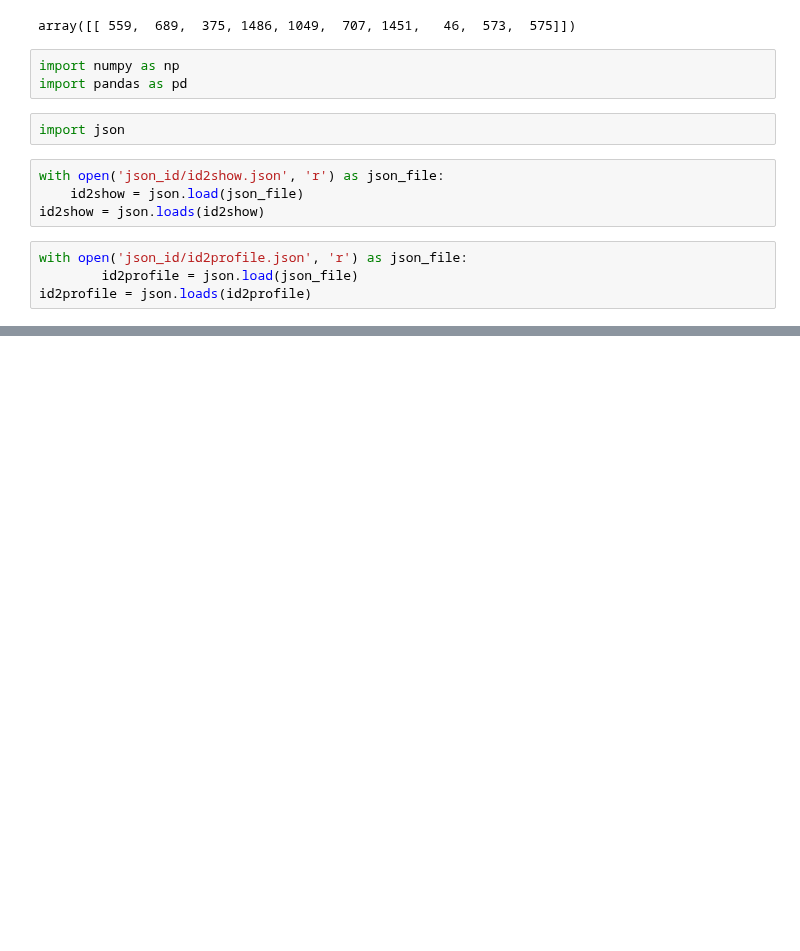
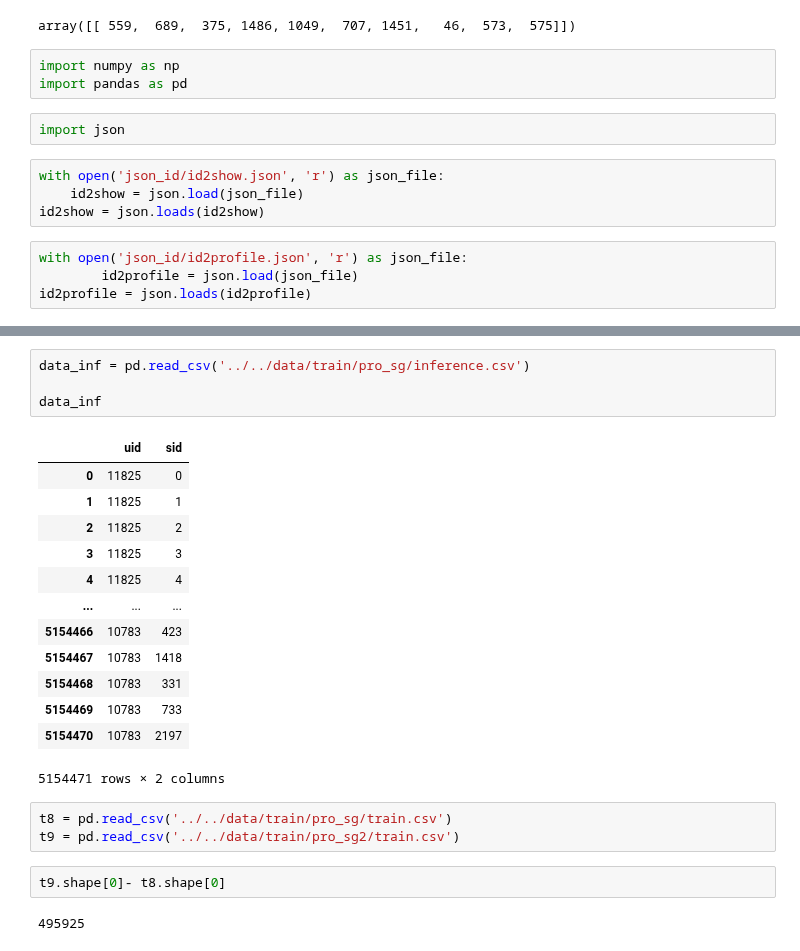
Before and after one commit to boostcampaitech6/level2-movierecommendation-recsys-06, a Jupyter notebook: mission/(미션_2)_Multi_VAE_(정답).ipynb, the cells around one changed output, grey strips where cells are left out. Saved outputs shown, nothing was run; the diff lists cells and outputs as text; blank space fills up the shorter version.

```diff
--- a/mission/(미션_2)_Multi_VAE_(정답).ipynb
+++ b/mission/(미션_2)_Multi_VAE_(정답).ipynb
@@ -1309,0 +1353,25 @@ list(map(int,['1','2','3']))
+# %%
+data_inf = pd.read_csv('../../data/train/pro_sg/inference.csv')
+
+data_inf
+# %% [output]
+|  | uid | sid |
+| 0 | 11825 | 0 |
+| 1 | 11825 | 1 |
+| 2 | 11825 | 2 |
+| 3 | 11825 | 3 |
+| 4 | 11825 | 4 |
+| ... | ... | ... |
+| 5154466 | 10783 | 423 |
+| 5154467 | 10783 | 1418 |
+| 5154468 | 10783 | 331 |
+| 5154469 | 10783 | 733 |
+| 5154470 | 10783 | 2197 |
+5154471 rows × 2 columns
+# %%
+t8 = pd.read_csv('../../data/train/pro_sg/train.csv')
+t9 = pd.read_csv('../../data/train/pro_sg2/train.csv')
+# %%
+t9.shape[0]- t8.shape[0]
+# %% [output]
+495925
```
Also changed, not shown: parts of 17 cells of this notebook, 8 other files.
